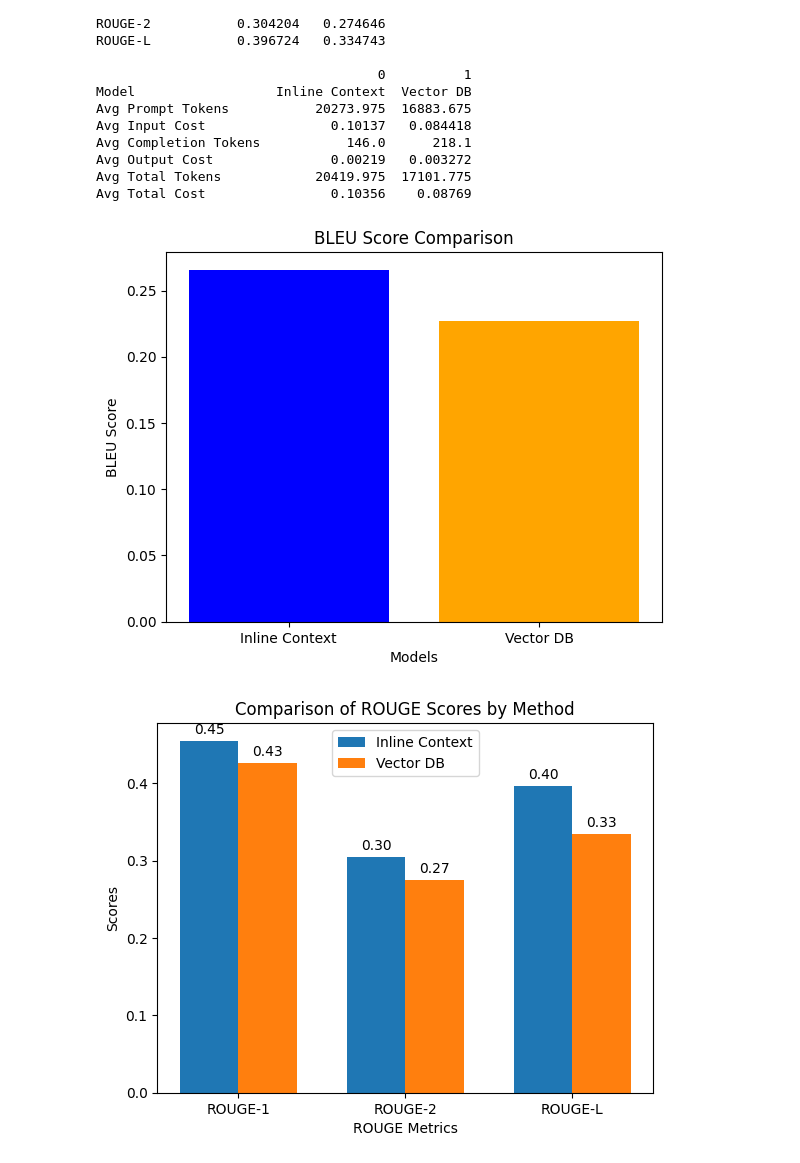
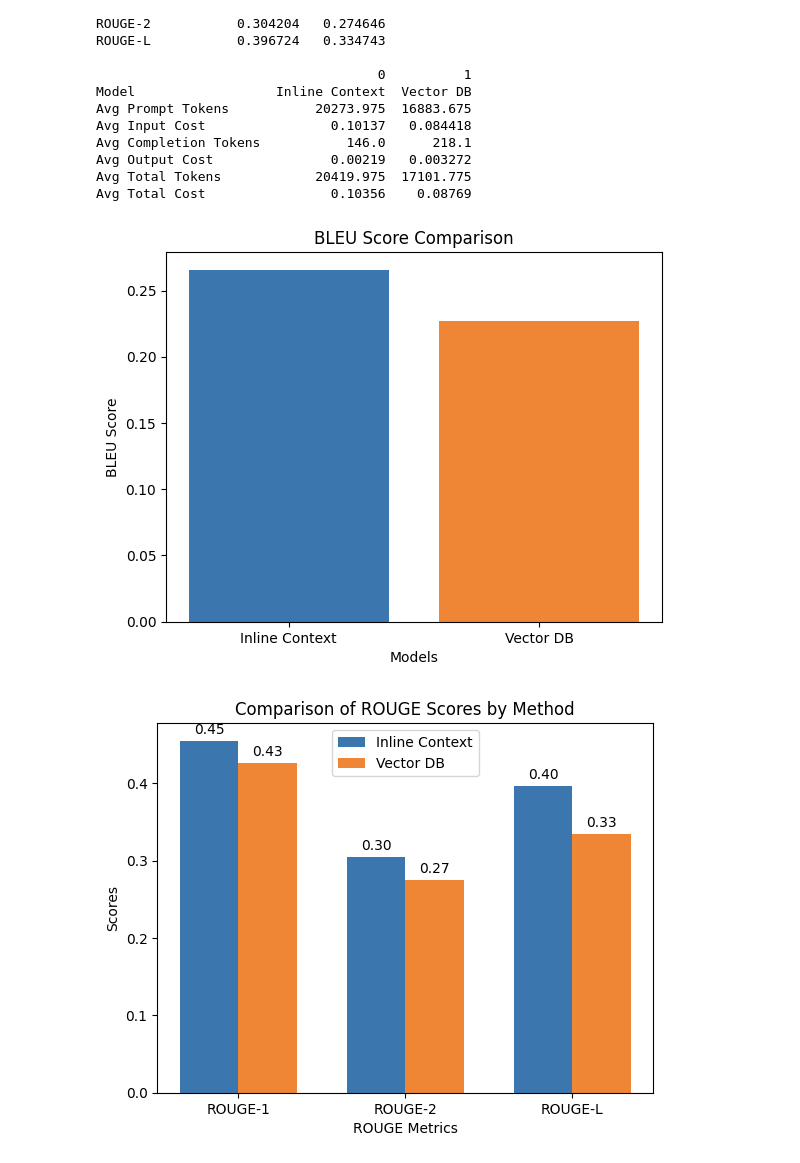
Before and after one commit to generalui/openai-api-benchmark, a Jupyter notebook: benchmark.ipynb, the cells around one changed output. Cells and saved outputs as stored; diff of their text form; code cells hidden in the pictures.

Commit message:
use custom colors for charts

```diff
--- a/benchmark.ipynb
+++ b/benchmark.ipynb
@@ -108,16 +108,16 @@ Avg Total Cost                0.10356    0.08769
 # %%
 # Data
 models = ['Inline Context', 'Vector DB']
 bleu_scores = results_df['BLEU Score'].tolist()
 
 # Plot
-plt.bar(models, bleu_scores, color=['blue', 'orange'])
+plt.bar(models, bleu_scores, color=['#3c76af', '#ef8636'])
 plt.xlabel('Models')
 plt.ylabel('BLEU Score')
 plt.title('BLEU Score Comparison')
 plt.show()
 # %% [output]
-[figure, old version]
+[figure, new version]
 # %%
 # Data
 data = {
```
Also changed, not shown: parts of 1 cell of this notebook.
